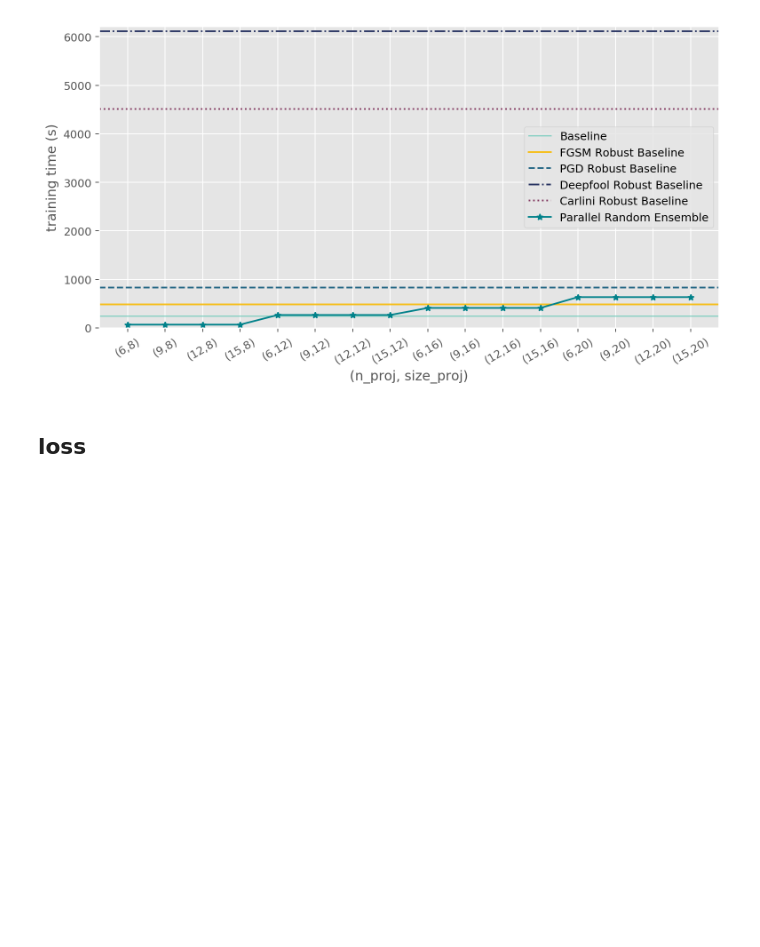
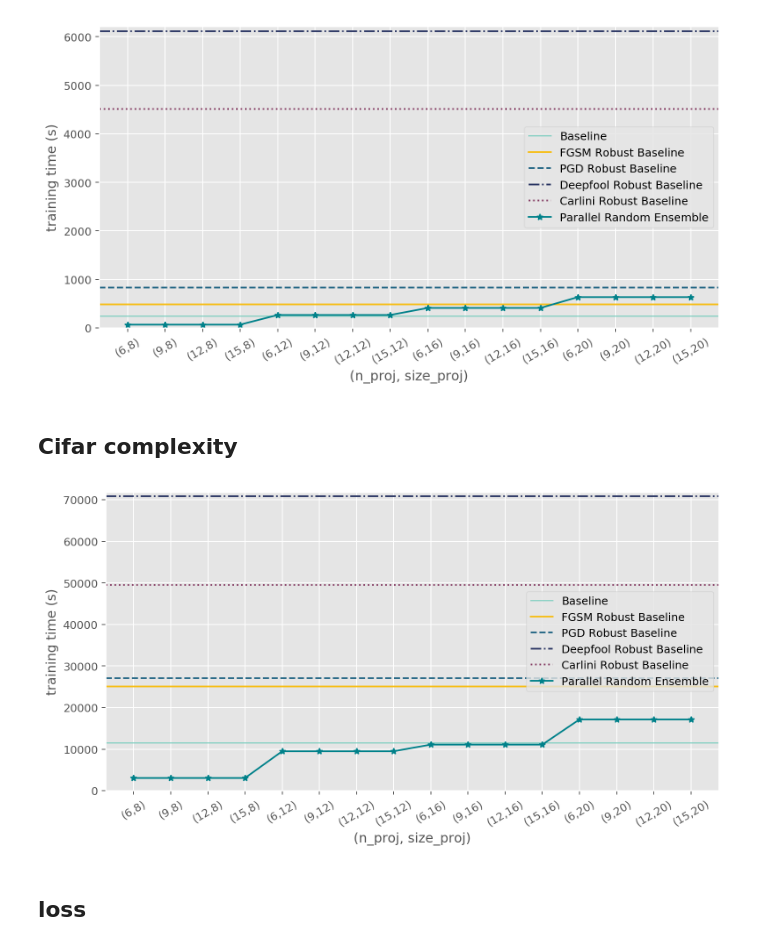
Before and after one commit to ginevracoal/adversarial_examples, a Jupyter notebook: notebooks/plots.ipynb, the cells around one changed output. Cells and saved outputs as stored; diff of their text form; code cells hidden in the pictures; blank space fills up the shorter version.

```diff
--- a/notebooks/plots.ipynb
+++ b/notebooks/plots.ipynb
@@ -215,6 +215,53 @@ plt.legend(loc='center right')
 plt.show()
 # %% [output]
 [figure]
+# %% [markdown]
+## Cifar complexity
+# %%
+# random ensemble accuracy vs evaluation set
+
+xlab = ["(6,8)","(9,8)","(12,8)","(15,8)",
+        "(6,12)","(9,12)","(12,12)","(15,12)",
+        "(6,16)","(9,16)","(12,16)","(15,16)",
+        "(6,20)","(9,20)","(12,20)","(15,20)",]
+
+x = range(16)
+
+# plain, fgsm, pgd, deepfool, carlini_linf
+baseline = [11555.19160747528,25108.290491104126,27043.505586862564,70846.34929156303,49535.69976067543]
+
+randens_times = [ ]
+
+par_randens_times = [
+    3050.729281425476,3050.729281425476,3050.729281425476,3050.729281425476,
+    9490.245878458023,9490.245878458023,9490.245878458023,9490.245878458023,
+    11081.634799718857,11081.634799718857,11081.634799718857,11081.634799718857,
+    17134.651045799255,17134.651045799255,17134.651045799255,17134.651045799255
+]
+
+figure(num=None, figsize=(10, 5), dpi=180, facecolor='w', edgecolor='k')
+plt.axhline(y=baseline[0], color='#7ecfc0', label='Baseline', linewidth=1)
+plt.axhline(y=baseline[1], color="#f7be16", label='FGSM Robust Baseline', ls="-")
+plt.axhline(y=baseline[2], color="#216583", label='PGD Robust Baseline', ls="--")
+plt.axhline(y=baseline[3], color="#293462", label='Deepfool Robust Baseline', ls="-.")
+plt.axhline(y=baseline[4], color="#843b62", label='Carlini Robust Baseline', ls=":")
+
+#plt.plot(x,randens_times,color='#00818a',label='Serial Random Ensemble', marker=".")
+#plt.plot(x,par_randens_times,color='#293462',label='Parallel Random Ensemble', marker="*")
+plt.plot(x,par_randens_times,color='#00818a',label='Parallel Random Ensemble', marker="*")
+#plt.yscale("log")
+
+
+
+plt.xlabel('(n_proj, size_proj)')
+plt.ylabel('training time (s)')
+plt.xticks(x, xlab, rotation=30)
+plt.ylim([0, baseline[3]+1000])
+plt.legend(loc='center right')
+#plt.title("Random Ensemble vs Baseline training time")
+plt.show()
+# %% [output]
+[figure, added]
 # %% [markdown]
 ## loss
 # %%
```
Also changed, not shown: 6 other files.
